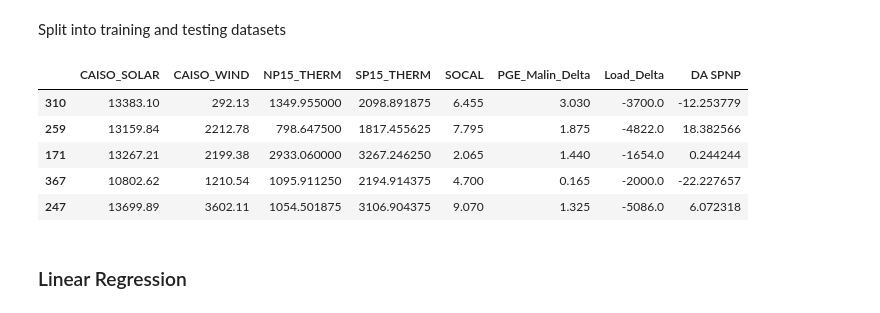
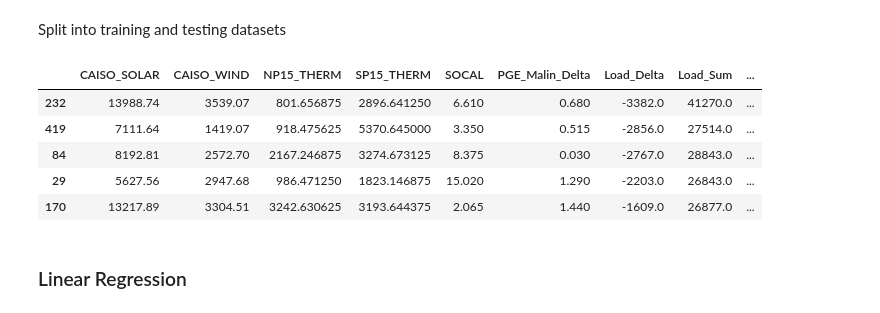
Before and after one commit to stephenxu10/Day-Ahead-SP-NP-Basis-Modelling, a Jupyter notebook: Modelling/baseline_models.ipynb, the cells around one changed output. Drawn from its saved outputs; the diff is of its cells as text; code cells hidden in the pictures.

```diff
--- a/Modelling/baseline_models.ipynb
+++ b/Modelling/baseline_models.ipynb
@@ -115,6 +116,7 @@ Due to strong multicollinearity between NP15_LOAD and SP15_LOAD, as well as mult
 # %%
 training_df['PGE_Malin_Delta'] = training_df['PG&E'] - training_df['Malin']
 training_df['Load_Delta'] = training_df['NP15_LOAD'] - training_df['SP15_LOAD']
+training_df['Load_Sum'] = training_df['NP15_LOAD'] + training_df['SP15_LOAD']
 
 multicoliinear_cols = ["NP15_LOAD", "SP15_LOAD","Malin", "PG&E"]
 training_df = training_df.drop(columns=multicoliinear_cols)
@@ -172,22 +175,22 @@ Split into training and testing datasets
 # %%
 from sklearn.model_selection import train_test_split
 
 X = training_df.drop([TARGET], axis=1)
 y = training_df[TARGET]
 
-X_train, X_test, y_train, y_test = train_test_split(X, y, test_size=0.18, random_state=123)
+X_train, X_test, y_train, y_test = train_test_split(X, y, test_size=0.20, random_state=234)
 X_train = X_train.drop(columns=["Date/Time"], axis=1)
 train_data = X_train.join(y_train)
 test_data = X_test.join(y_test)
 
 train_data.head()
 # %% [output]
-|  | CAISO_SOLAR | CAISO_WIND | NP15_THERM | SP15_THERM | SOCAL | PGE_Malin_Delta | Load_Delta | DA SPNP |
-| 310 | 13383.10 | 292.13 | 1349.955000 | 2098.891875 | 6.455 | 3.030 | -3700.0 | -12.253779 |
-| 259 | 13159.84 | 2212.78 | 798.647500 | 1817.455625 | 7.795 | 1.875 | -4822.0 | 18.382566 |
-| 171 | 13267.21 | 2199.38 | 2933.060000 | 3267.246250 | 2.065 | 1.440 | -1654.0 | 0.244244 |
-| 367 | 10802.62 | 1210.54 | 1095.911250 | 2194.914375 | 4.700 | 0.165 | -2000.0 | -22.227657 |
-| 247 | 13699.89 | 3602.11 | 1054.501875 | 3106.904375 | 9.070 | 1.325 | -5086.0 | 6.072318 |
+|  | CAISO_SOLAR | CAISO_WIND | NP15_THERM | SP15_THERM | SOCAL | PGE_Malin_Delta | Load_Delta | Load_Sum | ... |
+| 232 | 13988.74 | 3539.07 | 801.656875 | 2896.641250 | 6.610 | 0.680 | -3382.0 | 41270.0 | ... |
+| 419 | 7111.64 | 1419.07 | 918.475625 | 5370.645000 | 3.350 | 0.515 | -2856.0 | 27514.0 | ... |
+| 84 | 8192.81 | 2572.70 | 2167.246875 | 3274.673125 | 8.375 | 0.030 | -2767.0 | 28843.0 | ... |
+| 29 | 5627.56 | 2947.68 | 986.471250 | 1823.146875 | 15.020 | 1.290 | -2203.0 | 26843.0 | ... |
+| 170 | 13217.89 | 3304.51 | 3242.630625 | 3193.644375 | 2.065 | 1.440 | -1609.0 | 26877.0 | ... |
 # %% [markdown]
 ### Linear Regression
 # %%
```
Also changed, not shown: parts of 15 cells of this notebook, 2 other files.
